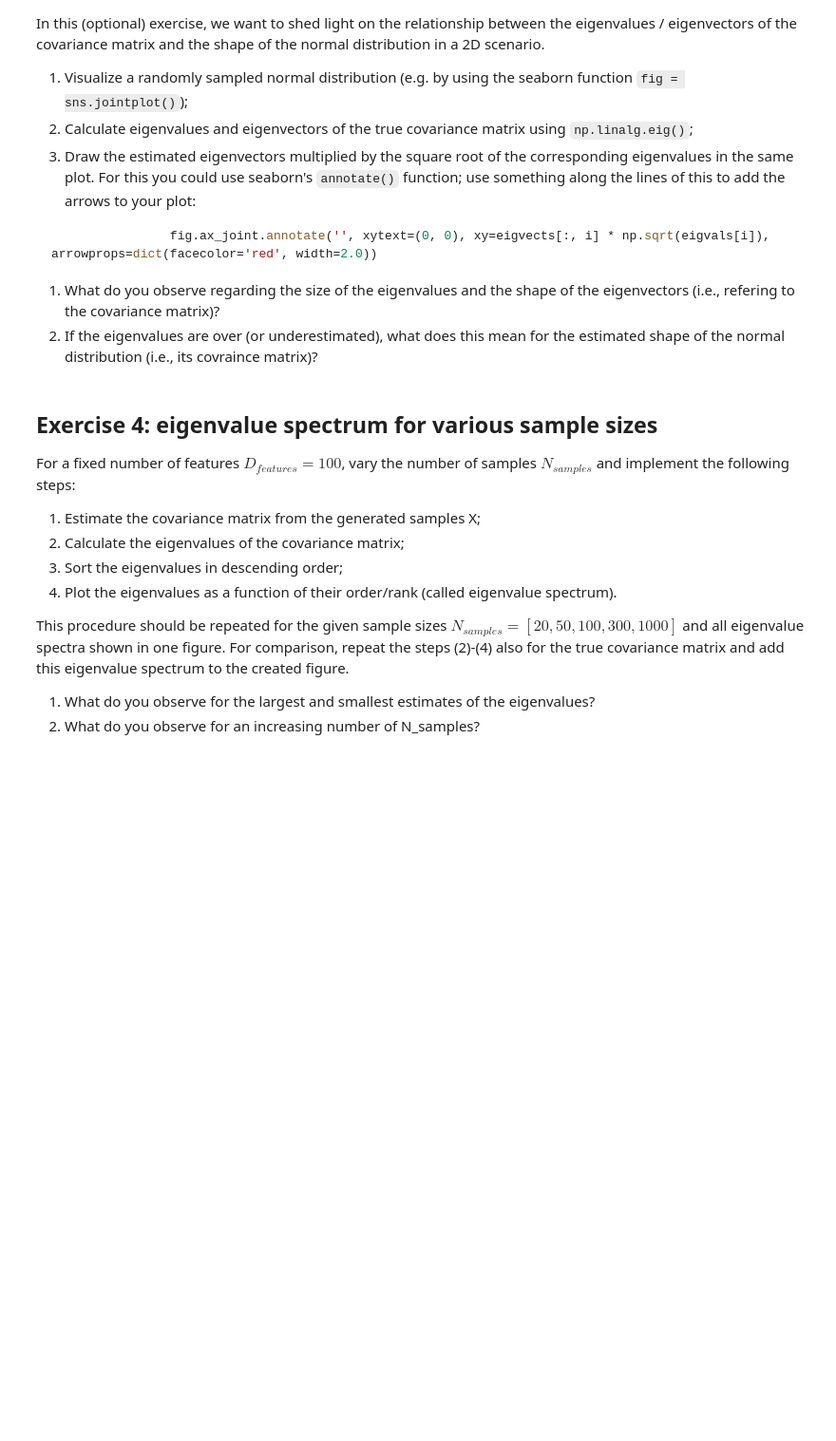
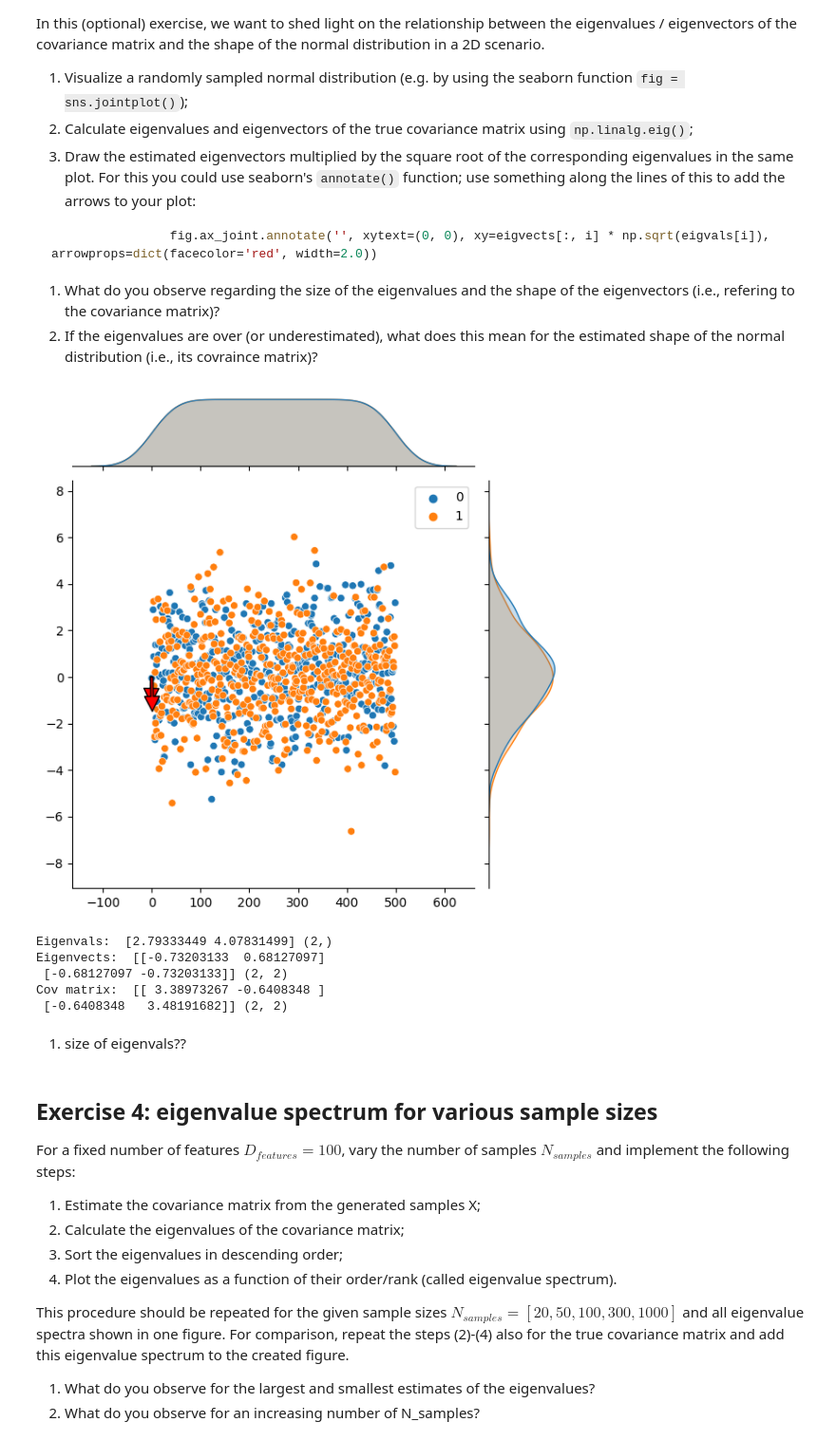
Before and after one commit to Rafrafrafra/BCI, a Jupyter notebook: Assignment 2/assignment_02_covariance_matrix.ipynb, the cells around one changed output. Shown at 95% size. Saved outputs shown, nothing was run; the diff lists cells and outputs as text; code cells hidden in the pictures; blank space fills up the shorter version.

```diff
--- a/Assignment 2/assignment_02_covariance_matrix.ipynb
+++ b/Assignment 2/assignment_02_covariance_matrix.ipynb
@@ -80,3 +139,27 @@ X = generate_data(N_samples, cov_true, np.zeros(D_features))
+# %%
+# Answer here
+import seaborn as sns
+fig = sns.jointplot(data=X)
+eigen = np.linalg.eig(cov_true)
+eigenvals= eigen.eigenvalues
+eigenvects = eigen.eigenvectors
+
+for i, v in enumerate(eigen):
+    fig.ax_joint.annotate('', xytext=(0, 0), xy=eigenvects[:, i] * np.sqrt(eigenvals[i]), arrowprops=dict(facecolor='red', width=2.0))
+# %% [output]
+[figure, added]
+# %%
+print('Eigenvals: ',eigenvals,eigenvals.shape)
+print('Eigenvects: ',eigenvects,eigenvects.shape)
+print('Cov matrix: ',cov_true,cov_true.shape)
+# %% [output]
+Eigenvals:  [2.79333449 4.07831499] (2,)
+Eigenvects:  [[-0.73203133  0.68127097]
+ [-0.68127097 -0.73203133]] (2, 2)
+Cov matrix:  [[ 3.38973267 -0.6408348 ]
+ [-0.6408348   3.48191682]] (2, 2)
+# %% [markdown]
+1. size of eigenvals??
 # %% [markdown]
 ## Exercise 4: eigenvalue spectrum for various sample sizes
 For a fixed number of features $D_{features} = 100$, vary the number of samples $N_{samples}$ and implement the following steps:
```
Also changed, not shown: parts of 11 cells of this notebook, 1 other file.
